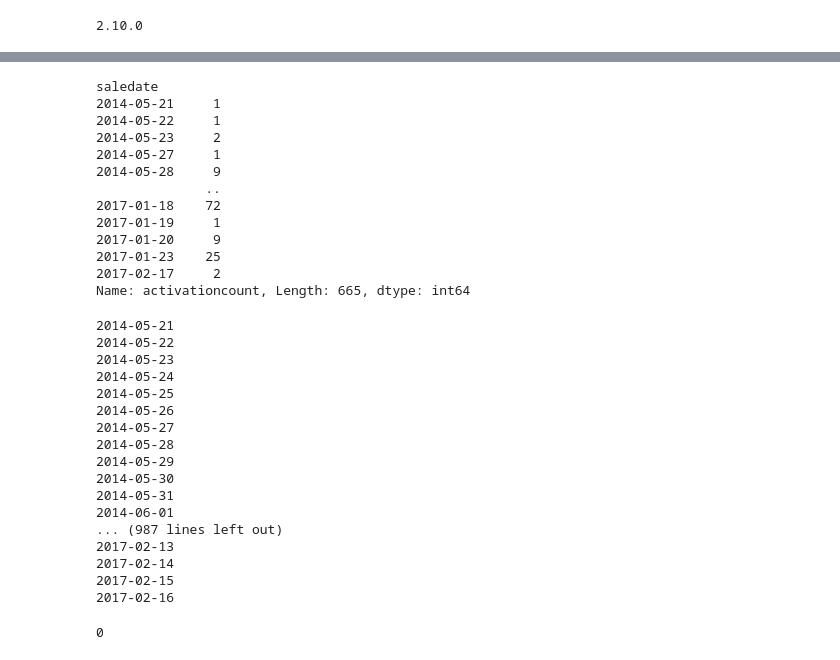
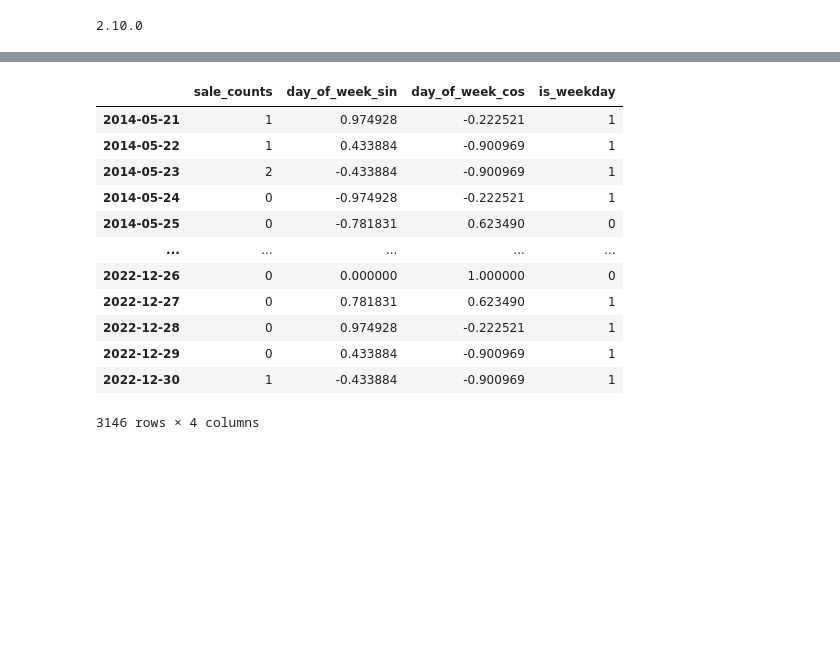
Before and after one commit to adamwitiak/remark_sales_analysis, a Jupyter notebook: sales_time_series_analysis.ipynb, the cells around one changed output, grey strips where cells are left out. Cells and saved outputs as stored; diff of their text form; code cells hidden in the pictures; blank space fills up the shorter version.

```diff
--- a/sales_time_series_analysis.ipynb
+++ b/sales_time_series_analysis.ipynb
@@ -74,56 +104,40 @@ Index(['id', 'productid', 'serialnumber', 'authenticationcode',
       dtype='object')
 # %%
 sale_counts = data_office.groupby(data['saledate'])['activationcount'].count()
-sale_counts
+
+grouped_data = pd.DataFrame({'sale_counts': sale_counts})
-# %% [output]
-saledate
-2014-05-21     1
-2014-05-22     1
-2014-05-23     2
-2014-05-27     1
-2014-05-28     9
-              ..
-2017-01-18    72
-2017-01-19     1
-2017-01-20     9
-2017-01-23    25
-2017-02-17     2
-Name: activationcount, Length: 665, dtype: int64
 # %%
 # Add zeros in data
 
 add_day = datetime.timedelta(days=1)
 
 current_date = sale_counts.index.min()
 max_date = sale_counts.index.max()
 
 while current_date < max_date:
-    print(current_date)
-    if current_date not in sale_counts.index:
-        sale_counts = pd.concat([sale_counts, pd.Series([0],index=[current_date])])
+    if current_date not in grouped_data.index:
+        grouped_data = pd.concat([grouped_data, pd.DataFrame({'sale_counts': 0},index=[current_date])])
     current_date += add_day
 
-sale_counts = sale_counts.sort_index()
+grouped_data = grouped_data.sort_index()
+
+grouped_data['day_of_week_sin'] = np.sin(grouped_data.index.map(lambda x: x.timetuple().tm_wday * (2 * np.pi / 7)))
+grouped_data['day_of_week_cos'] = np.cos(grouped_data.index.map(lambda x: x.timetuple().tm_wday * (2 * np.pi / 7)))
+grouped_data['is_weekday'] = grouped_data.index.map(lambda x: 1 if 1 <= x.timetuple().tm_wday <= 5 else 0)
+
+grouped_data
 # %% [output]
+|  | sale_counts | day_of_week_sin | day_of_week_cos | is_weekday |
+| 2014-05-21 | 1 | 0.974928 | -0.222521 | 1 |
+| 2014-05-22 | 1 | 0.433884 | -0.900969 | 1 |
+| 2014-05-23 | 2 | -0.433884 | -0.900969 | 1 |
+| 2014-05-24 | 0 | -0.974928 | -0.222521 | 1 |
+| 2014-05-25 | 0 | -0.781831 | 0.623490 | 0 |
+| ... | ... | ... | ... | ... |
+| 2022-12-26 | 0 | 0.000000 | 1.000000 | 0 |
+| 2022-12-27 | 0 | 0.781831 | 0.623490 | 1 |
+| 2022-12-28 | 0 | 0.974928 | -0.222521 | 1 |
+| 2022-12-29 | 0 | 0.433884 | -0.900969 | 1 |
+| 2022-12-30 | 1 | -0.433884 | -0.900969 | 1 |
-2014-05-21
-2014-05-22
-2014-05-23
-2014-05-24
-2014-05-25
-2014-05-26
-2014-05-27
-2014-05-28
-2014-05-29
-2014-05-30
-2014-05-31
-2014-06-01
-... (987 lines left out)
-2017-02-13
-2017-02-14
-2017-02-15
-2017-02-16
+3146 rows × 4 columns
-# %%
-sale_counts.array.min()
-# %% [output]
-0
 # %%
```
Also changed, not shown: parts of 18 cells of this notebook.
